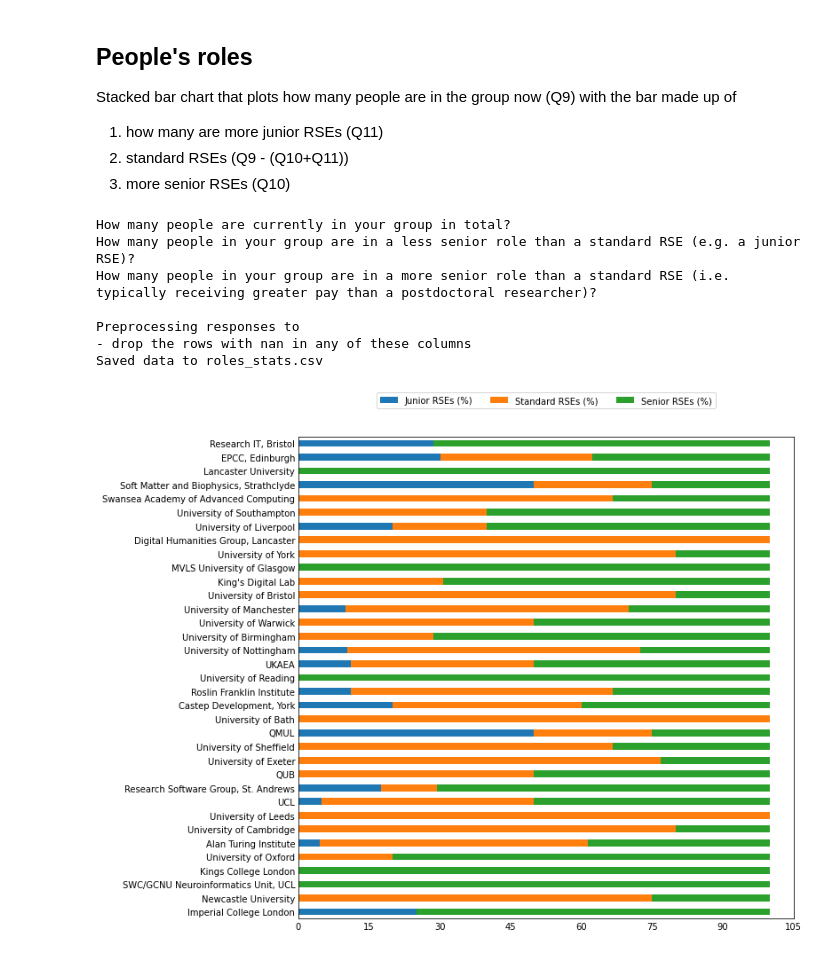
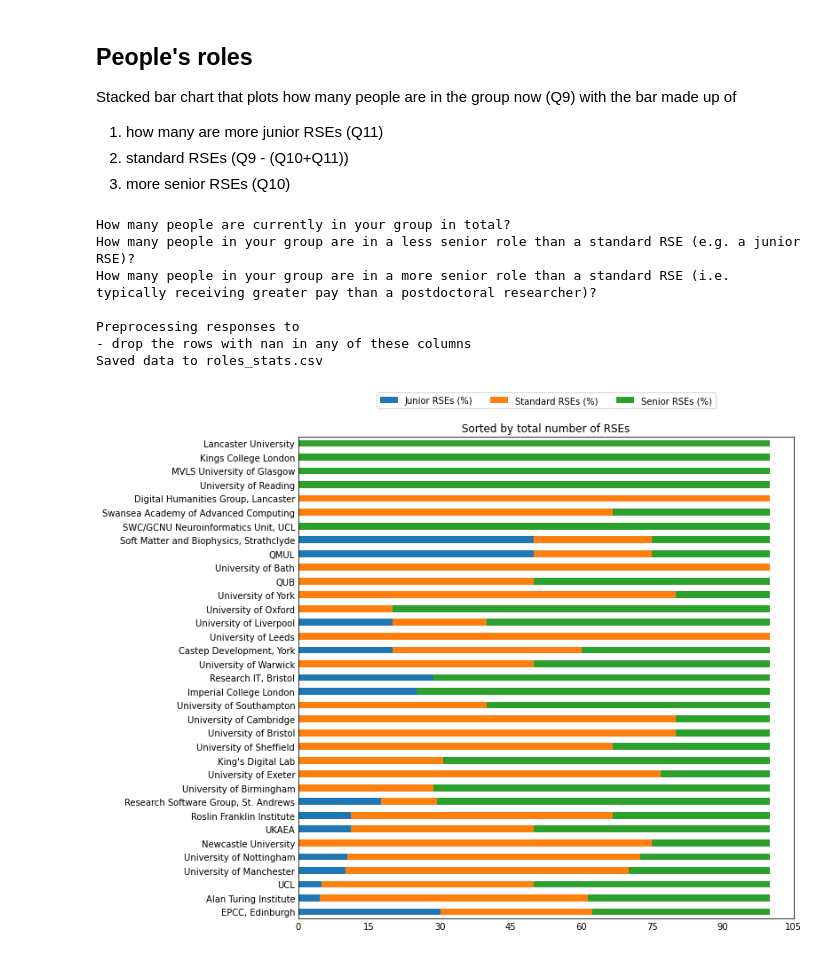
Before and after one commit to softwaresaved/RSE-Group-Leaders-Survey-2023_Python, a Jupyter notebook: notebooks/PRODUCE_report.ipynb, the cells around one changed output. Drawn from its saved outputs; the diff is of its cells as text; code cells hidden in the pictures.

```diff
--- a/notebooks/PRODUCE_report.ipynb
+++ b/notebooks/PRODUCE_report.ipynb
@@ -482,6 +567,11 @@ col_total = "q9"
 col_junior = "q11"
 col_senior = "q10"
 col_standard = "standard"
+
+to_rename = {col_junior: "Junior RSEs (%)",
+             col_standard: "Standard RSEs (%)",
+             col_senior: "Senior RSEs (%)"
+             }
 
 print(setup[col_total]["text"])
 print(setup[col_junior]["text"])
@@ -500,40 +590,45 @@ dset2plot = dset2plot.dropna()
 dset2plot[col_standard] = dset2plot[col_total] - (dset2plot[col_junior] + dset2plot[col_senior])
 
 # calculate the percentage of RSEs
 dset2plot[col_junior] = 100 * dset2plot[col_junior] / dset2plot[col_total]
 dset2plot[col_standard] = 100 * dset2plot[col_standard] / dset2plot[col_total]
 dset2plot[col_senior] = 100 * dset2plot[col_senior] / dset2plot[col_total]
 
-# rename columns
-dset2plot = dset2plot[[col_junior, col_standard, col_senior]]
-dset2plot = dset2plot.rename(columns={col_junior: "Junior RSEs (%)",
-                                      col_standard: "Standard RSEs (%)",
-                                      col_senior: "Senior RSEs (%)"},
-                             inplace=False)
-
 # save data
 fname = f"roles_stats"
 util.save_dataset(dset2plot, fname=fname)
 if verbose:
     print(f"Saved data to {fname}.csv")
 
-# plot stacked bar chart of the number of RSEs
-dset2plot.plot.barh(stacked=True)
+# order by col_total and plot
+ordering = "Sorted by total number of RSEs"
+dset2plot = dset2plot.sort_values(by=col_total, ascending=False)
+
+# # order by col_standard and plot
+# ordering = "Sorted by percentage of standard RSEs"
+# dset2plot = dset2plot.sort_values(by=col_standard, ascending=False)
+
+dset2plot = dset2plot[[col_junior, col_standard, col_senior]]
+dset2plot = dset2plot.rename(columns=to_rename,
+                             inplace=False)
+
+
+dset2plot.plot.barh(stacked=True, title=ordering)
 plt.tick_params(axis="both", which="major", length=0)
 plt.gca().xaxis.set_major_locator(MaxNLocator(integer=True))
 plt.gcf().set_size_inches(10, 10)
 plt.ylabel("")
 plt.gcf().set_facecolor('white')
 plt.gcf().set_facecolor('white')
 plt.legend(bbox_to_anchor=(0.5, 1.1), loc='upper center', ncol=3)
 
 plt.show()
 # %% [output]
 How many people are currently in your group in total?
 How many people in your group are in a less senior role than a standard RSE (e.g. a junior RSE)?
 How many people in your group are in a more senior role than a standard RSE (i.e. typically receiving greater pay than a postdoctoral researcher)?
 
 Preprocessing responses to
 - drop the rows with nan in any of these columns
 Saved data to roles_stats.csv
-[figure, old version]
+[figure, new version]
```
Also changed, not shown: parts of 2 cells of this notebook, 7 other files.
